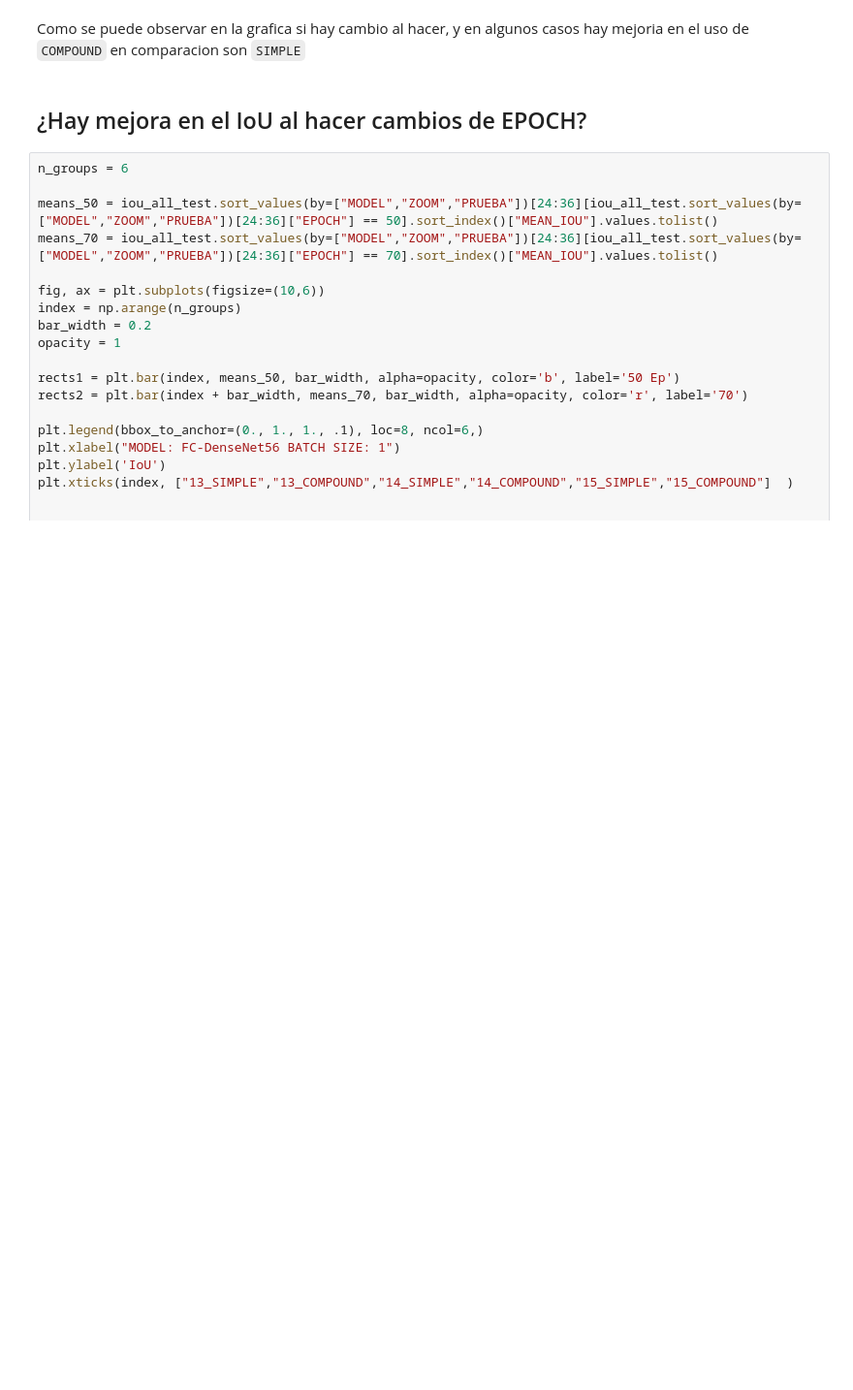
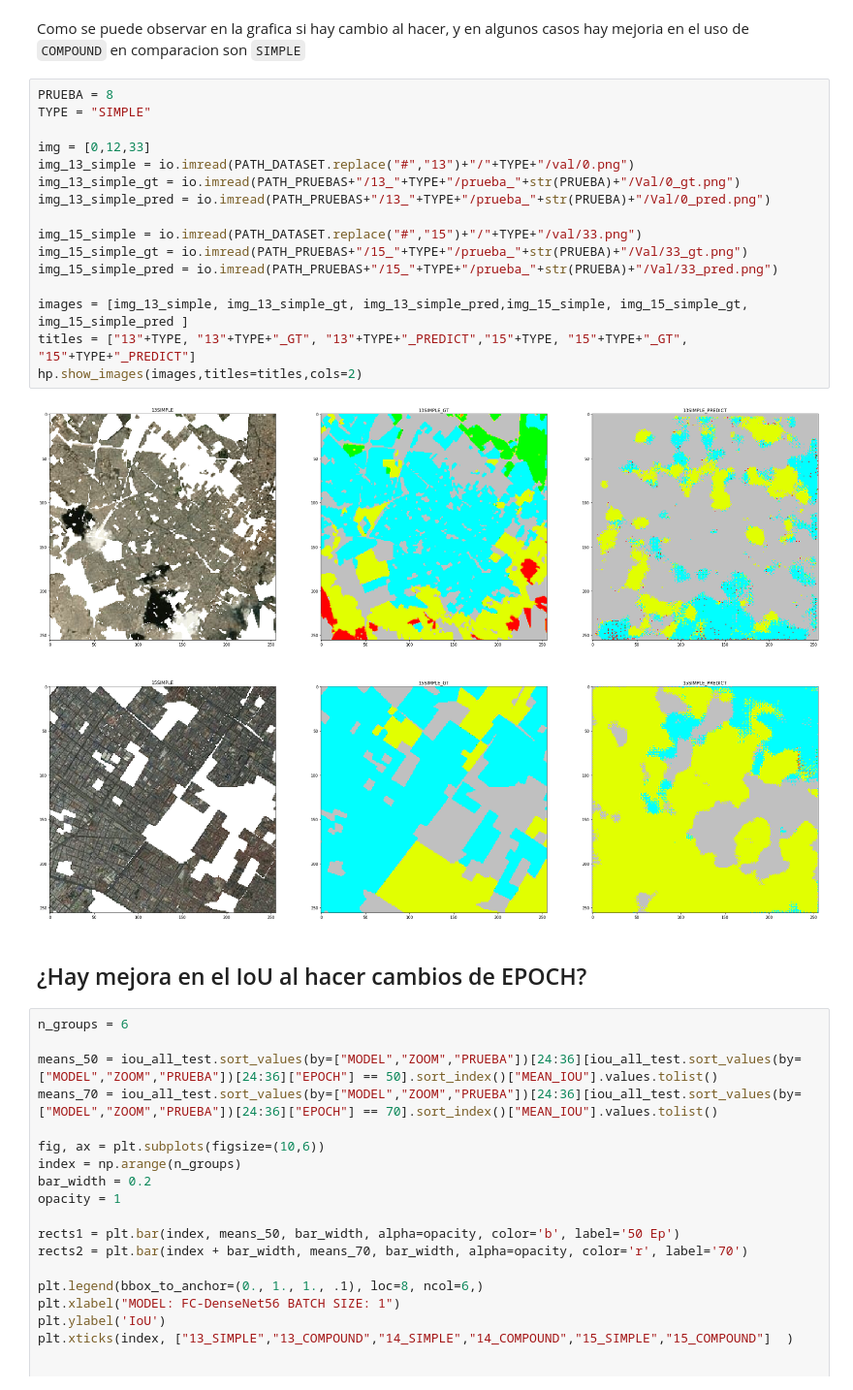
Before and after one commit to DaielChom/proyecto_uis, a Jupyter notebook: 07 - Presentación Resultados.ipynb, the cells around one changed output. Shown at 97% size. Drawn from its saved outputs; the diff is of its cells as text; blank space fills up the shorter version.

```diff
--- a/07 - Presentación Resultados.ipynb
+++ b/07 - Presentación Resultados.ipynb
@@ -129,5 +130,23 @@ grafica(1)
 # %% [markdown]
 Como se puede observar en la grafica si hay cambio al hacer, y en algunos casos hay mejoria en el uso de `COMPOUND` en comparacion son `SIMPLE`
+# %%
+PRUEBA = 8
+TYPE = "SIMPLE"
+
+img = [0,12,33]
+img_13_simple = io.imread(PATH_DATASET.replace("#","13")+"/"+TYPE+"/val/0.png")
+img_13_simple_gt = io.imread(PATH_PRUEBAS+"/13_"+TYPE+"/prueba_"+str(PRUEBA)+"/Val/0_gt.png")
+img_13_simple_pred = io.imread(PATH_PRUEBAS+"/13_"+TYPE+"/prueba_"+str(PRUEBA)+"/Val/0_pred.png")
+
+img_15_simple = io.imread(PATH_DATASET.replace("#","15")+"/"+TYPE+"/val/33.png")
+img_15_simple_gt = io.imread(PATH_PRUEBAS+"/15_"+TYPE+"/prueba_"+str(PRUEBA)+"/Val/33_gt.png")
+img_15_simple_pred = io.imread(PATH_PRUEBAS+"/15_"+TYPE+"/prueba_"+str(PRUEBA)+"/Val/33_pred.png")
+
+images = [img_13_simple, img_13_simple_gt, img_13_simple_pred,img_15_simple, img_15_simple_gt, img_15_simple_pred ]
+titles = ["13"+TYPE, "13"+TYPE+"_GT", "13"+TYPE+"_PREDICT","15"+TYPE, "15"+TYPE+"_GT", "15"+TYPE+"_PREDICT"]
+hp.show_images(images,titles=titles,cols=2)
+# %% [output]
+[figure, added]
 # %% [markdown]
 ## ¿Hay mejora en el IoU al hacer cambios de EPOCH?
 # %%
```
Also changed, not shown: parts of 12 cells of this notebook.
